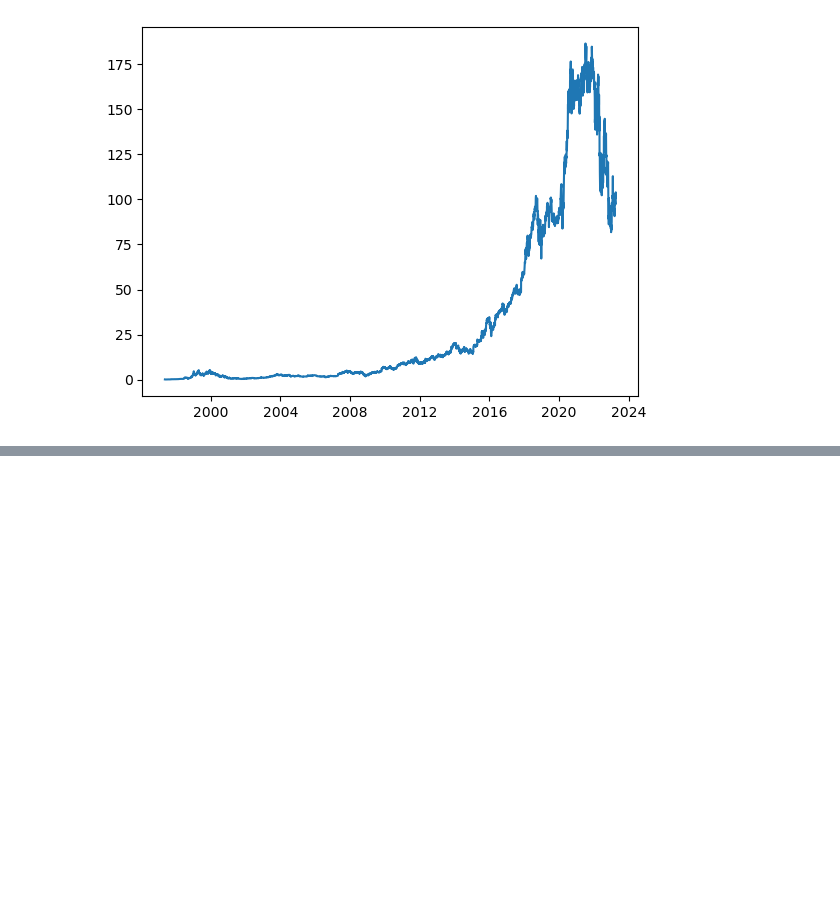
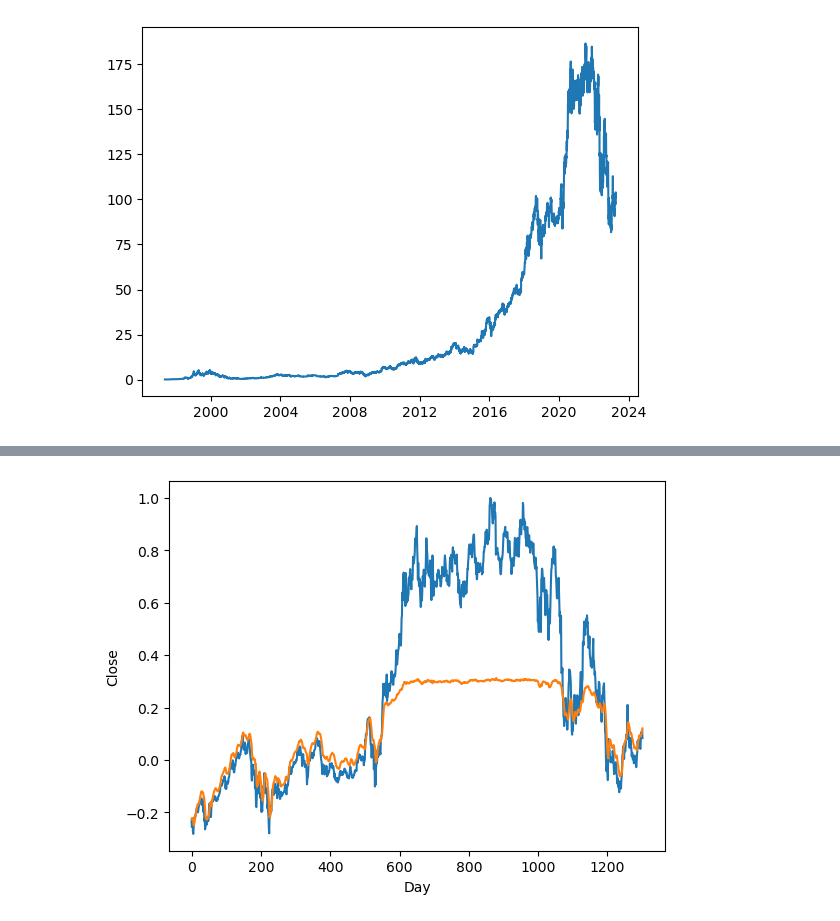
Before and after one commit to ShaonBhattaShuvo/TimeSeries_Analysis, a Jupyter notebook: Stock_Price_Prediction_Using_LSTM.ipynb, the cells around one changed output, grey strips where cells are left out. Cells and saved outputs as stored; diff of their text form; code cells hidden in the pictures; blank space fills up the shorter version.

Commit message:
LSTM model created

```diff
--- a/Stock_Price_Prediction_Using_LSTM.ipynb
+++ b/Stock_Price_Prediction_Using_LSTM.ipynb
@@ -64,0 +145,7 @@ df_updated = dataframe_generator(df, )
+# %%
+# Converting the data as tensor
+X_train = torch.tensor(X_train).float()
+X_test = torch.tensor(X_test).float()
+y_train = torch.tensor(y_train).float()
+y_test = torch.tensor(y_test).float()
+X_train.shape, y_train.shape, X_test.shape, y_test.shape
@@ -64,0 +193,25 @@ df_updated = dataframe_generator(df, )
+# %%
+#Create LSTM class
+class LSTM(nn.Module):
+    def __init__(self, input_size, hidden_size, num_stacked_layers):
+        super().__init__()
+        self.hidden_size = hidden_size
+        self.num_stacked_layers = num_stacked_layers
+
+        self.lstm = nn.LSTM(input_size, hidden_size, num_stacked_layers, batch_first = True)
+
+        self.fc = nn.Linear(hidden_size, 1)
+
+    def forward(self, x):
+        batch_size = x.size(0)
+        h0 = torch.zeros(self.num_stacked_layers, batch_size, self.hidden_size).to(device)
+        c0 = torch.zeros(self.num_stacked_layers, batch_size, self.hidden_size).to(device)
+
+        out, _ = self.lstm(x, (h0, c0))
+        out = self.fc(out[:, -1, :])
+        return out
+
+#Buliding the model
+model = LSTM(1, 4, 1)
+model.to(device)
+model
@@ -64,0 +292,14 @@ df_updated = dataframe_generator(df, )
+# %%
+#Prediction
+with torch.no_grad():
+    predicted = model(X_test.to(device)).numpy()
+
+plt.plot(y_test, label = 'Actual test values')
+plt.plot(predicted, label = 'Predicted values')
+plt.xlabel('Day')
+plt.ylabel('Close')
+plt.title()
+plt.legend()
+plt.show()
+# %% [output]
+[figure, added]
```
Also changed, not shown: parts of 21 cells of this notebook.
